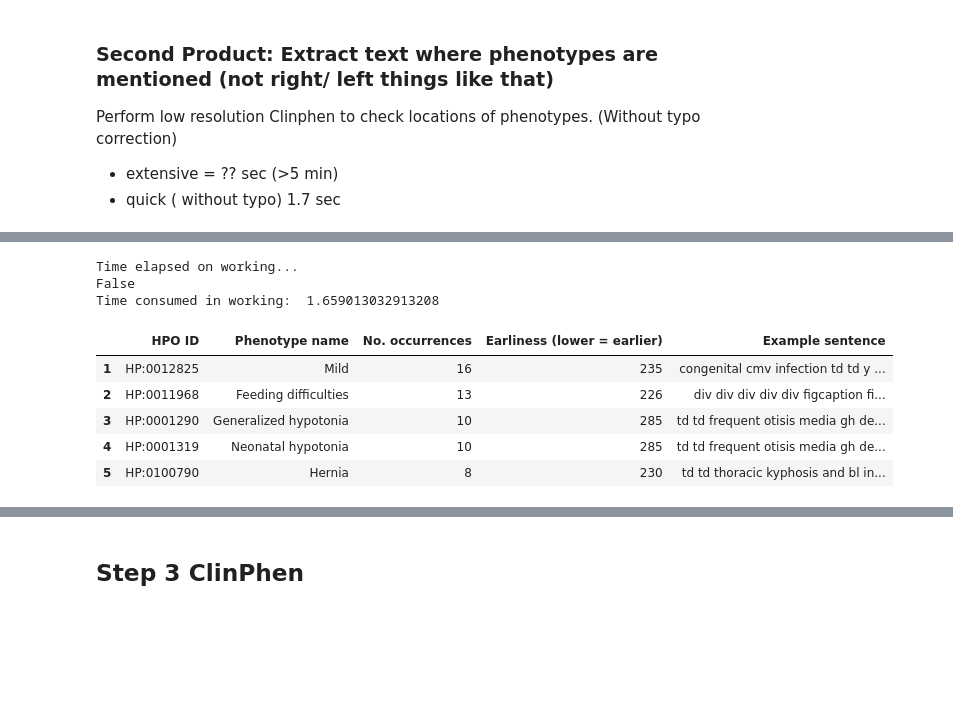
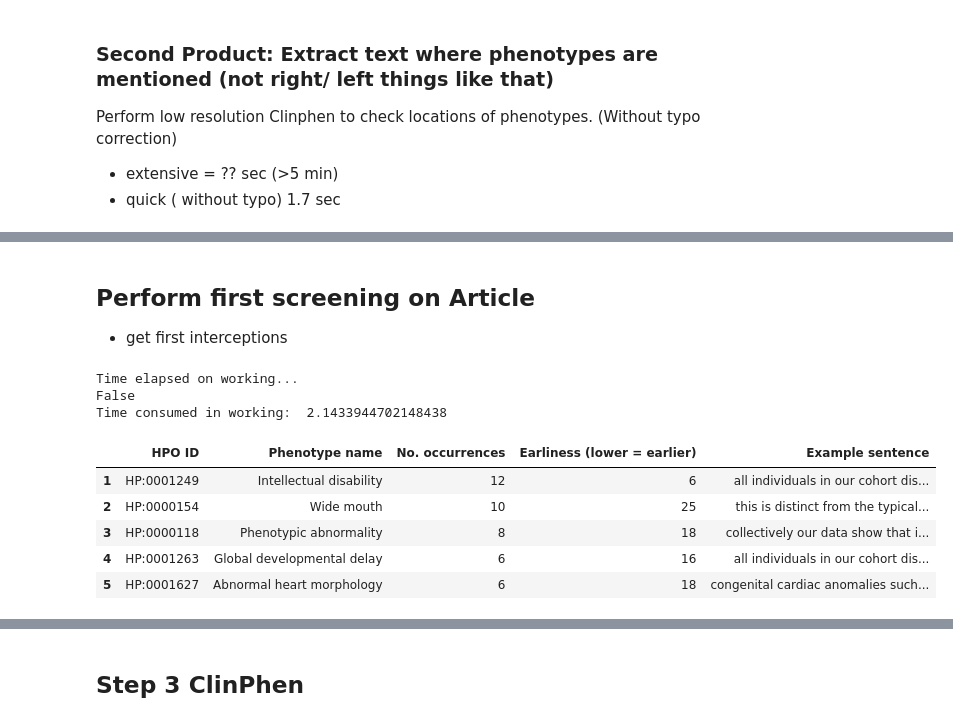
Before and after one commit to levrex/DeepPhenotypingHPO, a Jupyter notebook: PhenoTool/Final_HPO_extraction_tool.ipynb, the cells around one changed output, grey strips where cells are left out. Saved outputs shown, nothing was run; the diff lists cells and outputs as text; code cells hidden in the pictures; blank space fills up the shorter version.

Commit message:
Predict Relevant Text (First Screening)

```diff
--- a/PhenoTool/Final_HPO_extraction_tool.ipynb
+++ b/PhenoTool/Final_HPO_extraction_tool.ipynb
@@ -124,27 +299,29 @@ Perform low resolution Clinphen to check locations of phenotypes. (Without typo
+# %% [markdown]
+## Perform first screening on Article
+
+- get first interceptions
 # %%
-import importlib as imp
-
 import time
 start = time.time()
 print("Time elapsed on working...")
 
-items, mr_map = clinphen('results/0_raw/%s.html' % (title),'data', extensive=False)
+items, first_intercept, lines = clinphen('results/%s/0_raw/Main_text_%s.html' % (title, title),'data', extensive=False)
 
 end = time.time()
 print("Time consumed in working: ",end - start)
 
 df_hpo = pd.DataFrame([n.split('\t') for n in items.split('\n')])
 df_hpo.columns = df_hpo.iloc[0]
 df_hpo = df_hpo.reindex(df_hpo.index.drop(0))
-df_hpo.to_csv('results/2_phenotypes/%s.csv' % (title))
+df_hpo.to_csv('results/%s/2_phenotypes/%s.csv' % (title, title))
 df_hpo.head()
 # %% [output]
 Time elapsed on working...
 False
-Time consumed in working:  1.659013032913208
+Time consumed in working:  2.1433944702148438
 |  | HPO ID | Phenotype name | No. occurrences | Earliness (lower = earlier) | Example sentence |
-| 1 | HP:0012825 | Mild | 16 | 235 | congenital cmv infection td td y ... |
-| 2 | HP:0011968 | Feeding difficulties | 13 | 226 | div div div div div figcaption fi... |
-| 3 | HP:0001290 | Generalized hypotonia | 10 | 285 | td td frequent otisis media gh de... |
-| 4 | HP:0001319 | Neonatal hypotonia | 10 | 285 | td td frequent otisis media gh de... |
-| 5 | HP:0100790 | Hernia | 8 | 230 | td td thoracic kyphosis and bl in... |
+| 1 | HP:0001249 | Intellectual disability | 12 | 6 | all individuals in our cohort dis... |
+| 2 | HP:0000154 | Wide mouth | 10 | 25 | this is distinct from the typical... |
+| 3 | HP:0000118 | Phenotypic abnormality | 8 | 18 | collectively our data show that i... |
+| 4 | HP:0001263 | Global developmental delay | 6 | 16 | all individuals in our cohort dis... |
+| 5 | HP:0001627 | Abnormal heart morphology | 6 | 18 | congenital cardiac anomalies such... |
```
Also changed, not shown: parts of 46 cells of this notebook, 18 other files.
